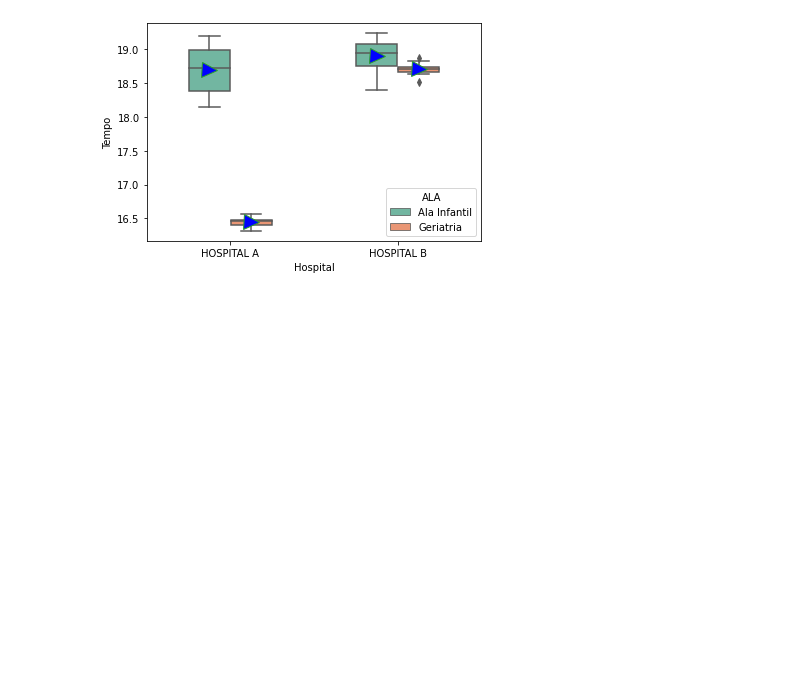
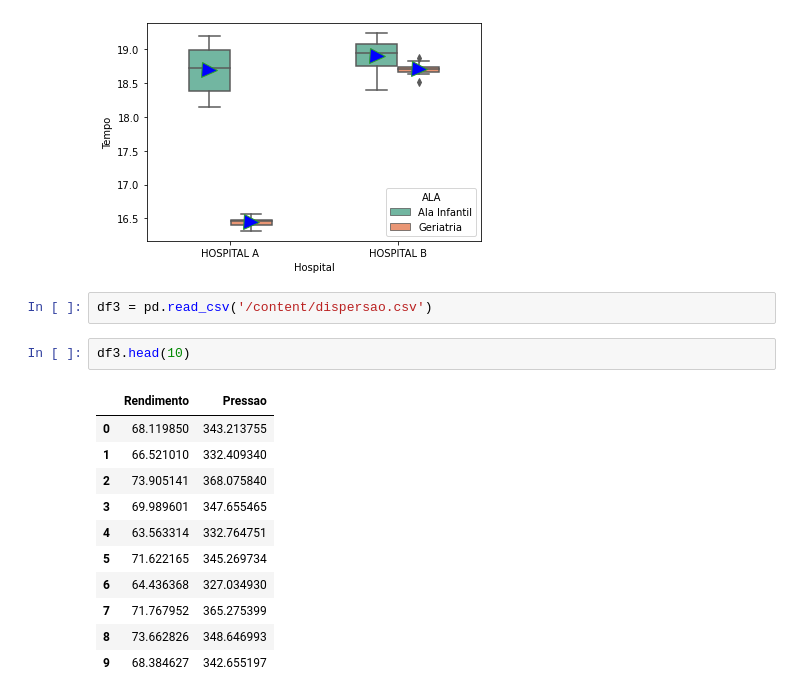
Before and after one commit to afraniofilho/GB_Python_Irep, a Jupyter notebook: Aula_Python_dia_2.ipynb, the cells around one changed output. Cells and saved outputs as stored; diff of their text form; blank space fills up the shorter version.

```diff
--- a/Aula_Python_dia_2.ipynb
+++ b/Aula_Python_dia_2.ipynb
@@ -75,3 +75,19 @@ sns.boxplot(data=df2, y='Tempo', x='Hospital', width=0.5, hue='ALA', palette='Se
 # %% [output]
 <matplotlib.axes._subplots.AxesSubplot at 0x...>
 [figure]
+# %%
+df3 = pd.read_csv('/content/dispersao.csv')
+# %%
+df3.head(10)
+# %% [output]
+|  | Rendimento | Pressao |
+| 0 | 68.119850 | 343.213755 |
+| 1 | 66.521010 | 332.409340 |
+| 2 | 73.905141 | 368.075840 |
+| 3 | 69.989601 | 347.655465 |
+| 4 | 63.563314 | 332.764751 |
+| 5 | 71.622165 | 345.269734 |
+| 6 | 64.436368 | 327.034930 |
+| 7 | 71.767952 | 365.275399 |
+| 8 | 73.662826 | 348.646993 |
+| 9 | 68.384627 | 342.655197 |
```
Also changed, not shown: parts of 9 cells of this notebook.
